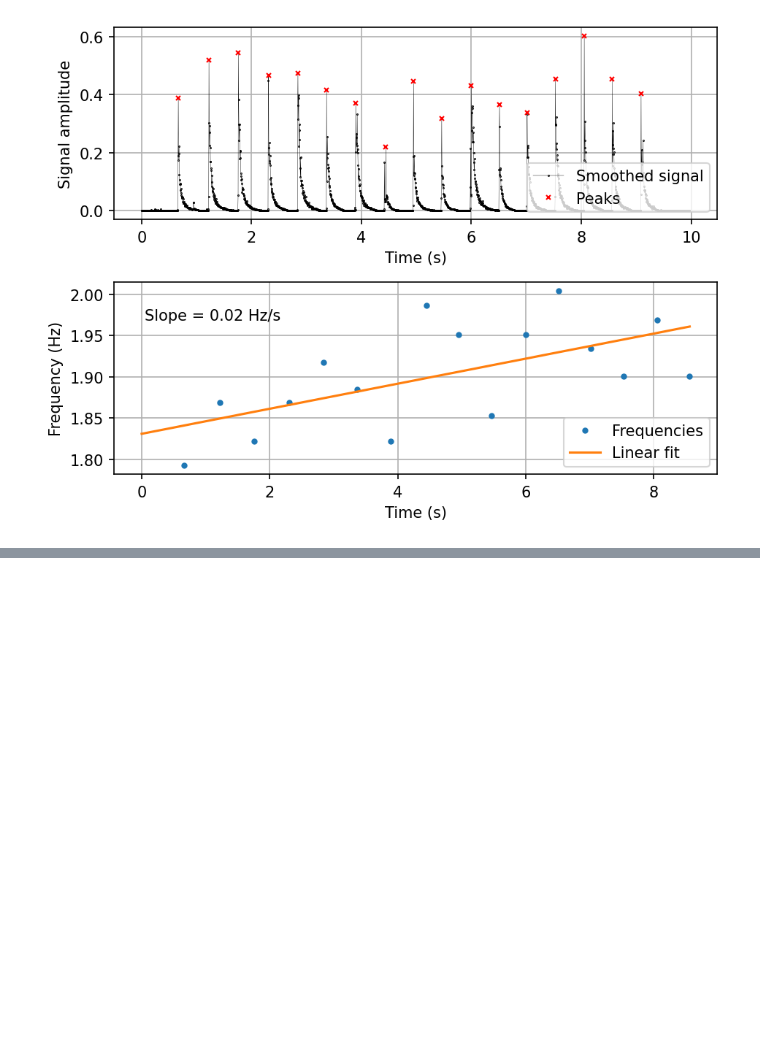
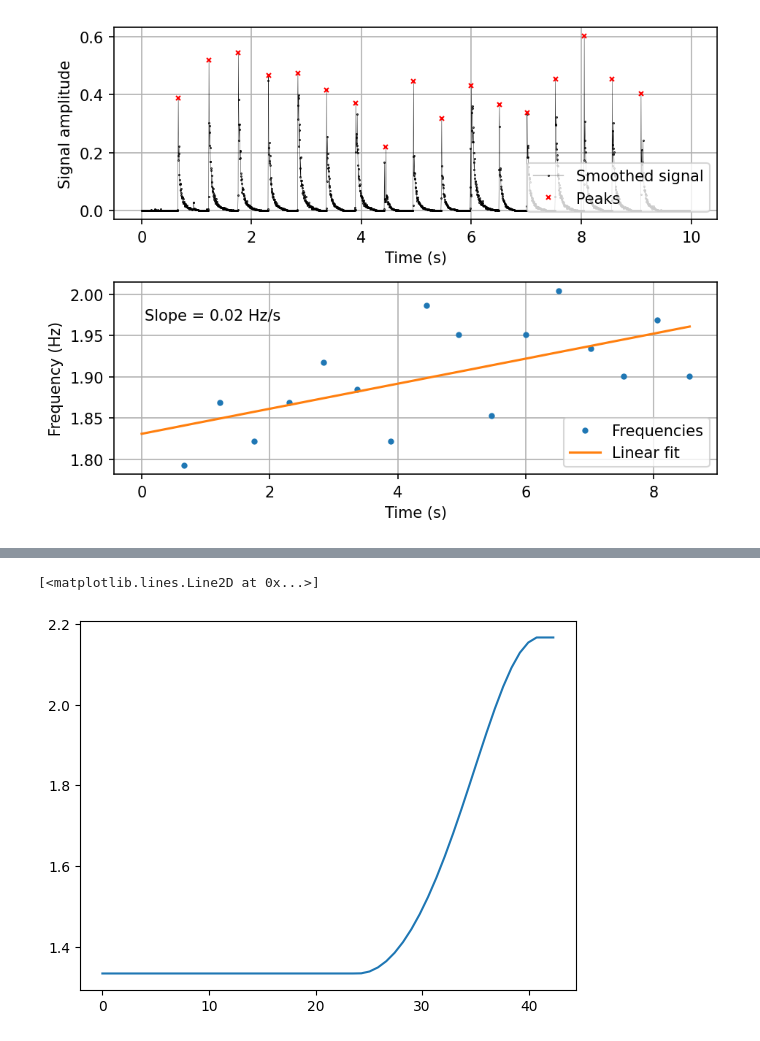
Before and after one commit to nielsdavidsen/Bachelor_2024, a Jupyter notebook: read_sound.ipynb, the cells around one changed output, grey strips where cells are left out. Drawn from its saved outputs; the diff is of its cells as text; code cells hidden in the pictures; blank space fills up the shorter version.

```diff
--- a/read_sound.ipynb
+++ b/read_sound.ipynb
@@ -111,0 +165,12 @@ fig.tight_layout()
+# %%
+
+
+
+#print(p_list)
+
+
+
+plt.plot(x_list, 1/y_list)
+# %% [output]
+[<matplotlib.lines.Line2D at 0x...>]
+[figure, added]
```
Also changed, not shown: parts of 3 cells of this notebook, 13 other files.
